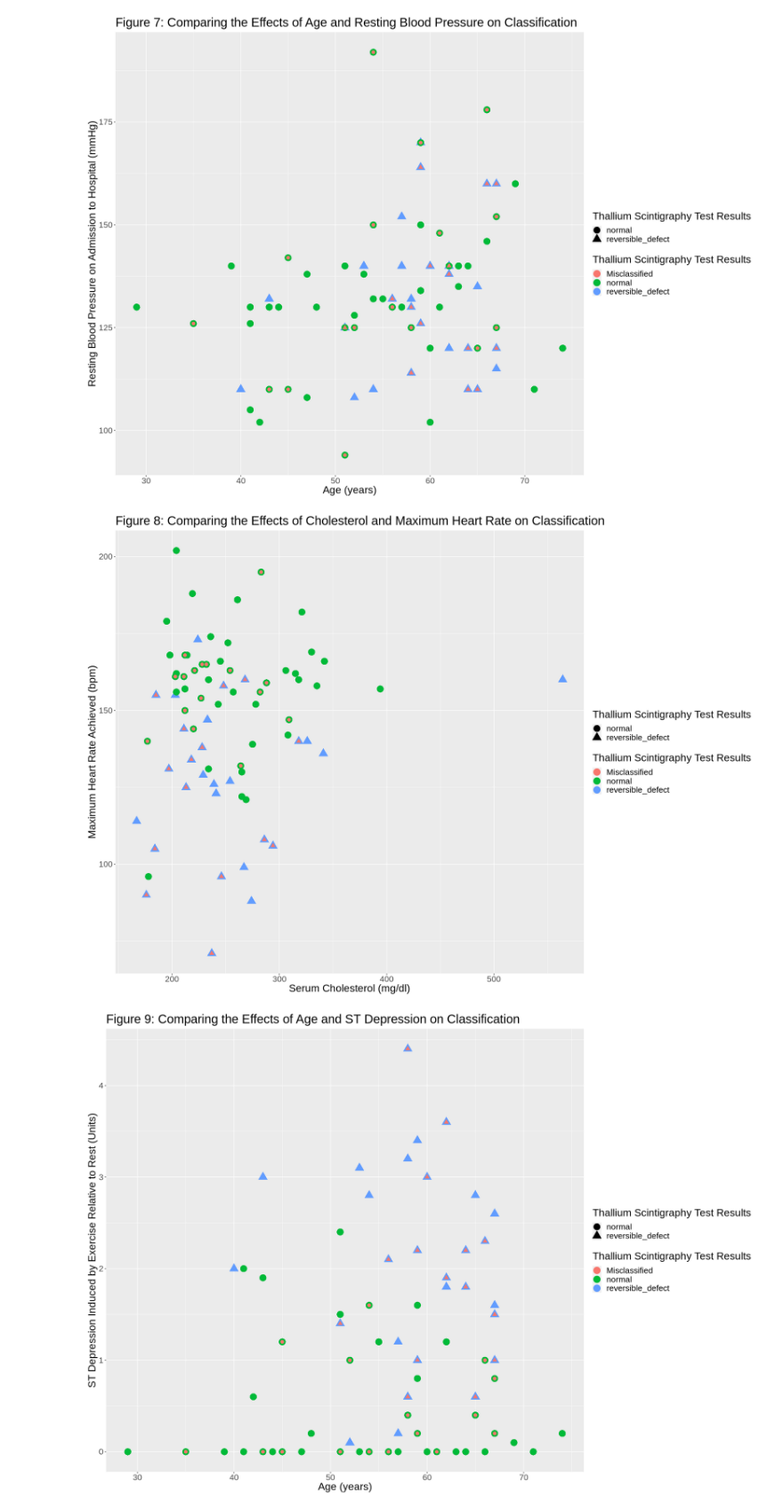
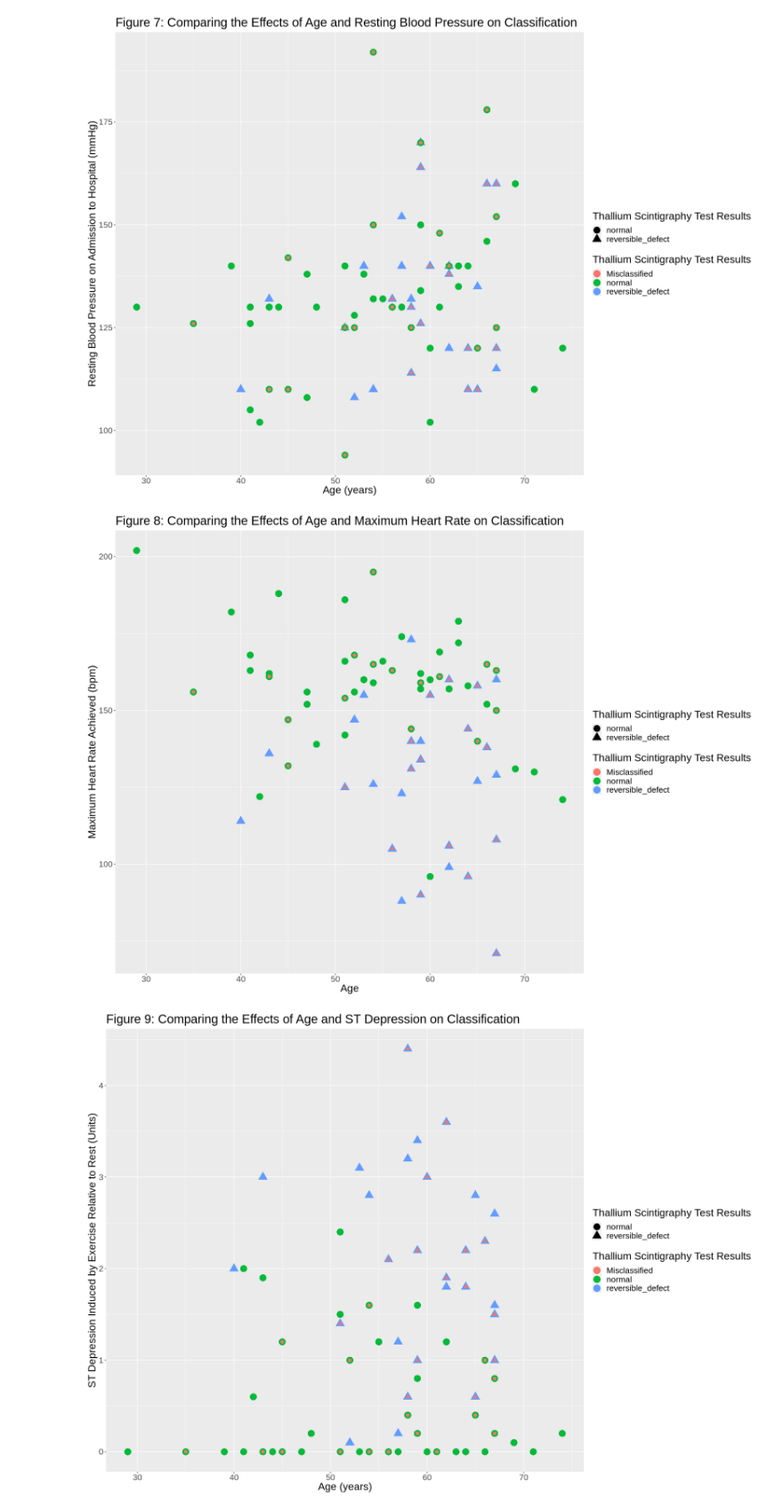
Before and after one commit to alanwake83/DSCI_group30_project, a Jupyter notebook: project_report.ipynb, the cells around one changed output. Shown at 89% size. Saved outputs shown, nothing was run; the diff lists cells and outputs as text; code cells hidden in the pictures.

Commit message:
Added a fourth visualization

```diff
--- a/project_report.ipynb
+++ b/project_report.ipynb
@@ -393,16 +393,16 @@ misclass_plot_1_pred
 # %% [output]
 [figure]
 # %%
-misclass_plot_2_pred <- ggplot(cleveland_predictions, aes(x = chol, y = thalach, color = .pred_class, shape = .pred_class)) +
+misclass_plot_2_pred <- ggplot(cleveland_predictions, aes(x = age, y = thalach, color = .pred_class, shape = .pred_class)) +
                 geom_point(size = 6) +
-                geom_point(data = cleveland_misclass, aes(x = chol, y = thalach, color = 'Misclassified'), size = 3) +
-                labs(x = "Serum Cholesterol (mg/dl)", y = "Maximum Heart Rate Achieved (bpm)",
-                     title = "Figure 8: Comparing the Effects of Cholesterol and Maximum Heart Rate on Classification",
+                geom_point(data = cleveland_misclass, aes(x = age, y = thalach, color = 'Misclassified'), size = 3) +
+                labs(x = "Age", y = "Maximum Heart Rate Achieved (bpm)",
+                     title = "Figure 8: Comparing the Effects of Age and Maximum Heart Rate on Classification",
                      color = "Thallium Scintigraphy Test Results", shape = "Thallium Scintigraphy Test Results") +
                 theme(text = element_text(size = 20))
 misclass_plot_2_pred
 # %% [output]
-[figure, old version]
+[figure, new version]
 # %%
 misclass_plot_3_pred <- ggplot(cleveland_predictions, aes(x = age, y = oldpeak, color = .pred_class, shape = .pred_class)) +
                 geom_point(size = 6) +
```
Also changed, not shown: parts of 2 cells of this notebook.
